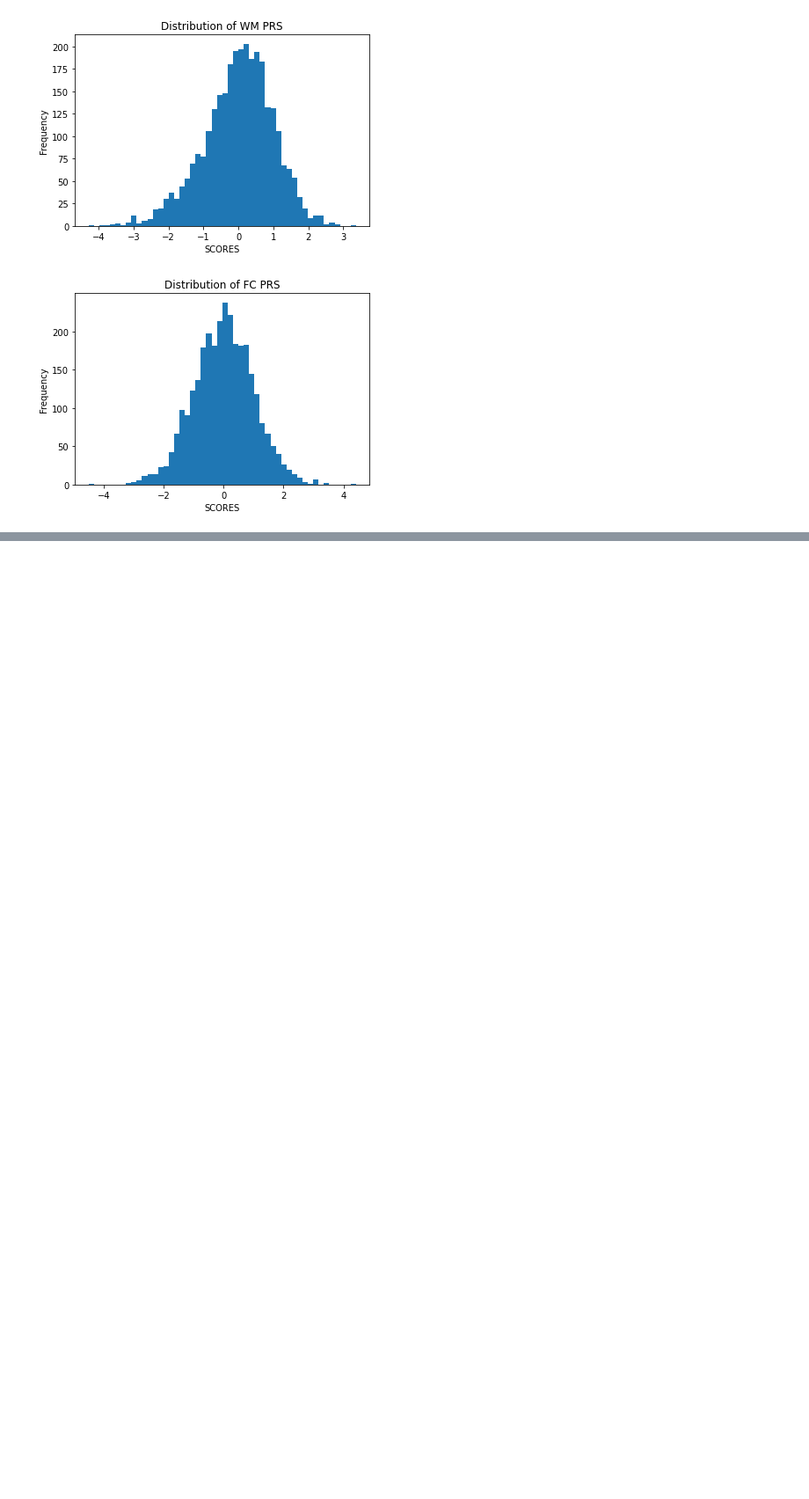
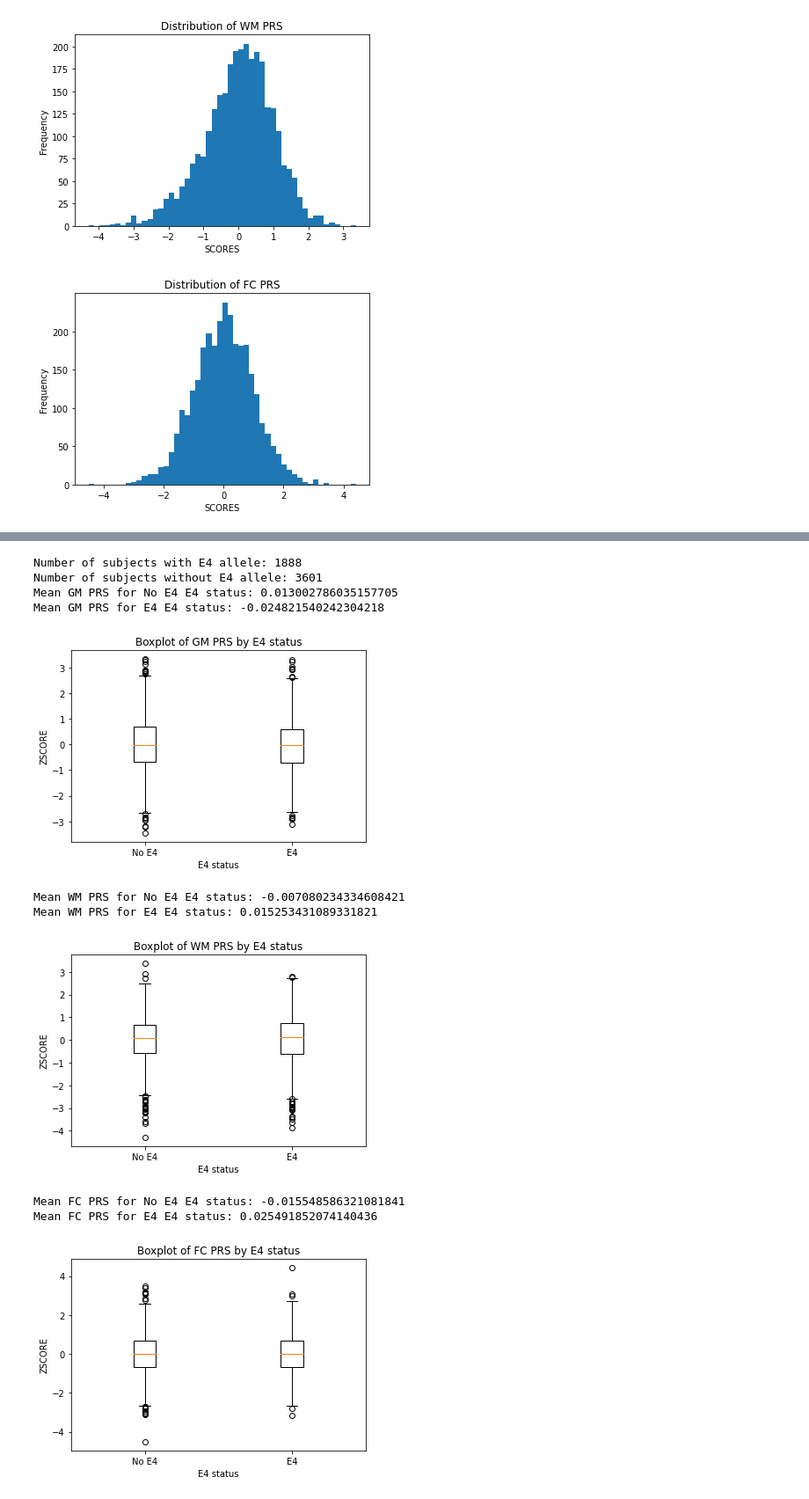
Before and after one commit to JGarciaCondado/AgingBrainStudy, a Jupyter notebook: Data_analysis.ipynb, the cells around one changed output, grey strips where cells are left out. Shown at 88% size. Saved outputs shown, nothing was run; the diff lists cells and outputs as text; code cells hidden in the pictures; blank space fills up the shorter version.

```diff
--- a/Data_analysis.ipynb
+++ b/Data_analysis.ipynb
@@ -80,0 +179,33 @@ print(df_factors)
+# %%
+# Contains E4 allele vs does not contain E4 allele
+df_e4 = df.copy()
+df_e4['E4'] = df['APOEGN'].dropna().apply(lambda x: 'E4' if 'E4' in x else 'No E4')
+e4_types = df_e4['E4'].dropna().unique()
+print('Number of subjects with E4 allele: {}'.format(df_e4[df_e4['E4'] == 'E4'].shape[0]))
+print('Number of subjects without E4 allele: {}'.format(df_e4[df_e4['E4'] == 'No E4'].shape[0]))
+for prs in prs_types:
+    # Get PRS for each genotype
+    e4_dict = {}
+    for e4 in e4_types:
+        e4_prs = df_e4[df_e4['E4'] == e4]['{}_ZSCORE'.format(prs)].dropna().to_numpy()
+        e4_dict[e4] = e4_prs
+        print('Mean {} PRS for {} E4 status: {}'.format(prs, e4, e4_prs.mean()))
+    # Plot boxplots
+    plt.boxplot([e4_dict[e4] for e4 in e4_types])
+    plt.title('Boxplot of {} PRS by E4 status'.format(prs))
+    plt.xlabel('E4 status')
+    plt.ylabel('ZSCORE')
+    plt.xticks(range(1, len(e4_types)+1), e4_types)
+    plt.show()
+# %% [output]
+Number of subjects with E4 allele: 1888
+Number of subjects without E4 allele: 3601
+Mean GM PRS for No E4 E4 status: 0.013002786035157705
+Mean GM PRS for E4 E4 status: -0.024821540242304218
+[figure, added]
+Mean WM PRS for No E4 E4 status: -0.007080234334608421
+Mean WM PRS for E4 E4 status: 0.015253431089331821
+[figure, added]
+Mean FC PRS for No E4 E4 status: -0.015548586321081841
+Mean FC PRS for E4 E4 status: 0.025491852074140436
+[figure, added]
```
Also changed, not shown: parts of 6 cells of this notebook, 1 other file.
